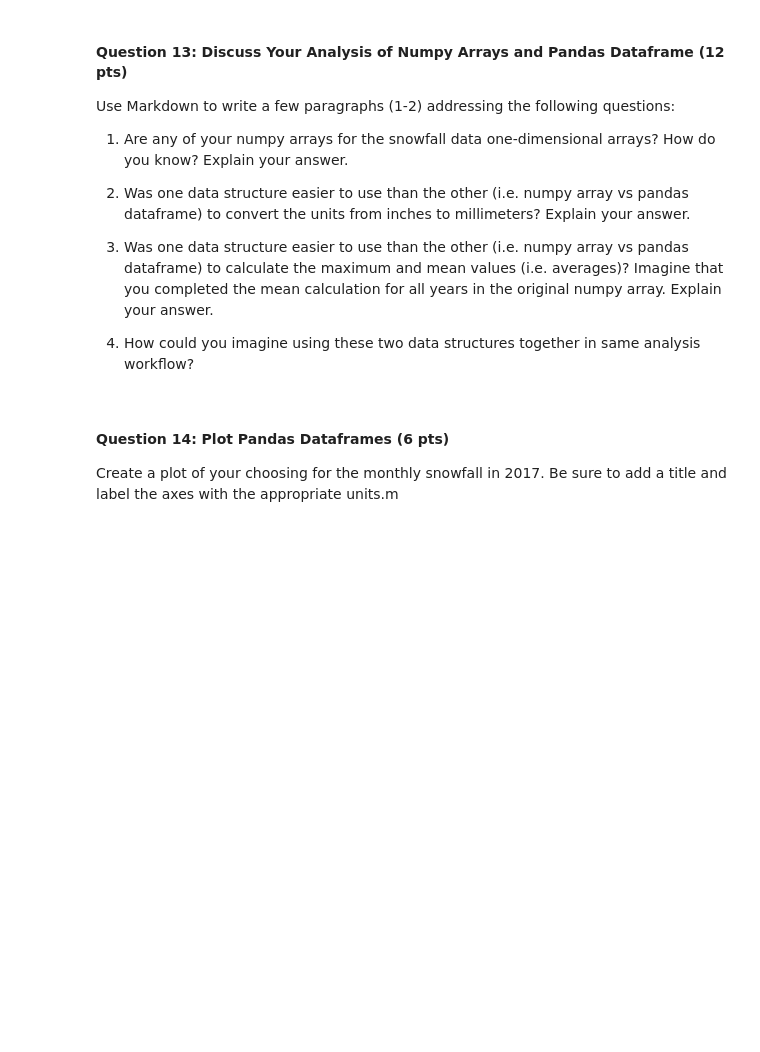
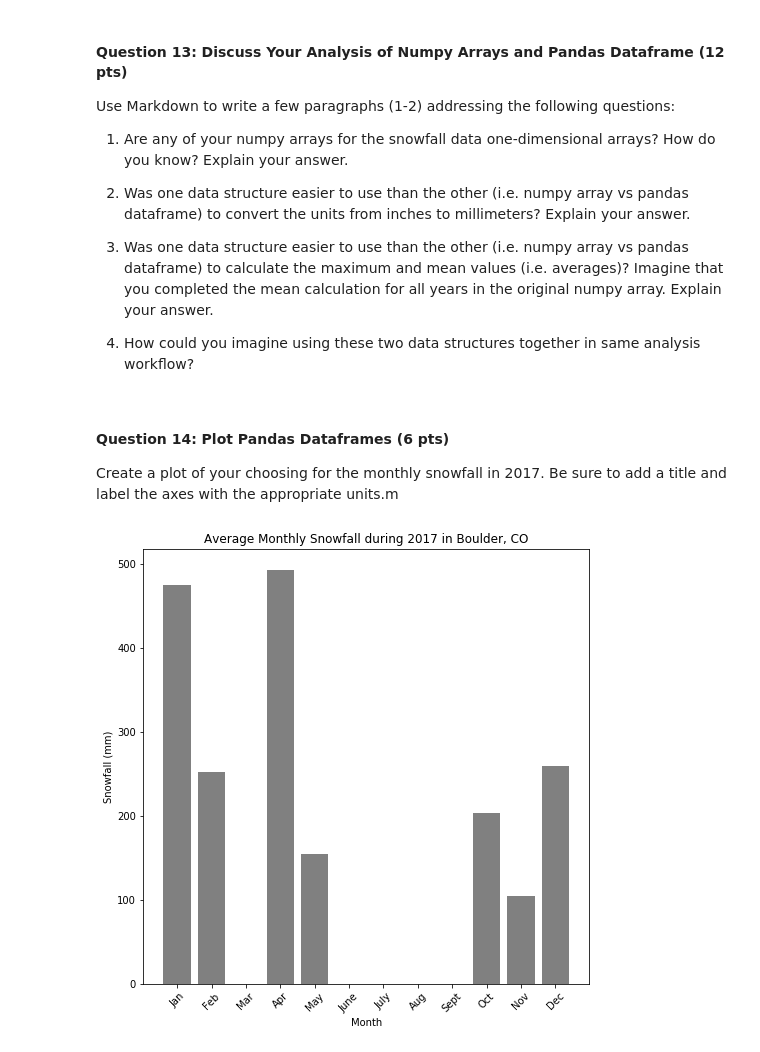
Before and after one commit to geo-py/ea-bootcamp-hw-2-mbrown, a Jupyter notebook: mbrown-ea-bootcamp-hw-2.ipynb, the cells around one changed output. Drawn from its saved outputs; the diff is of its cells as text; code cells hidden in the pictures; blank space fills up the shorter version.

Commit message:
Solved issue with creating bar chart 20/12/18

```diff
--- a/mbrown-ea-bootcamp-hw-2.ipynb
+++ b/mbrown-ea-bootcamp-hw-2.ipynb
@@ -326,3 +318,23 @@ Use Markdown to write a few paragraphs (1-2) addressing the following questions:
 #### Question 14: Plot Pandas Dataframes (6 pts)
 
 Create a plot of your choosing for the monthly snowfall in 2017. Be sure to add a title and label the axes with the appropriate units.m
+# %%
+# set plot size for all plots that follow
+plt.rcParams["figure.figsize"] = (8, 8)
+
+# create the plot space upon which to plot the data
+fig, ax = plt.subplots()
+
+# add the x-axis and the y-axis to the plot
+ax.bar(snow_07_17_months_seasons.months, snow_07_17_months_seasons.y2017, color="grey")
+
+# rotate the x-axis markers to make Month names more aesthetic
+plt.setp(ax.get_xticklabels(), rotation=45)
+
+# set plot title
+ax.set(title="Average Monthly Snowfall during 2017 in Boulder, CO")
+
+# add labels to the axes
+ax.set(xlabel="Month", ylabel="Snowfall (mm)");
+# %% [output]
+[figure, added]
```
Also changed, not shown: parts of 5 cells of this notebook.
